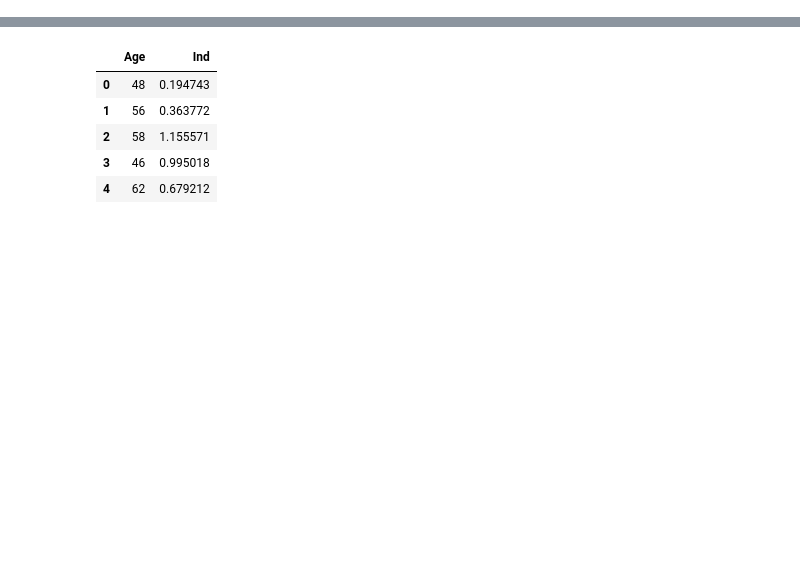
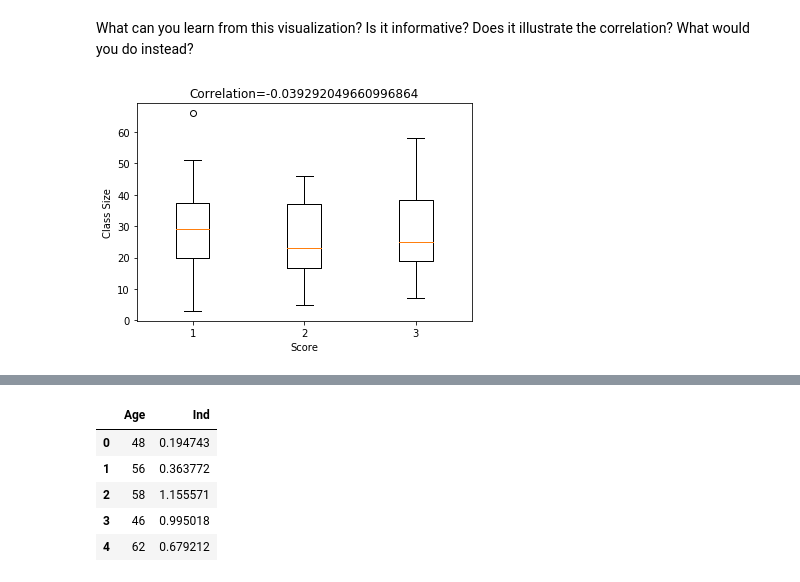
Before and after one commit to sjyk/cmsc21800, a Jupyter notebook: Feature Engineering.ipynb, the cells around one changed output, grey strips where cells are left out. Saved outputs shown, nothing was run; the diff lists cells and outputs as text; code cells hidden in the pictures; blank space fills up the shorter version.

```diff
--- a/Feature Engineering.ipynb
+++ b/Feature Engineering.ipynb
@@ -95,0 +50,22 @@ The goal of featurization is how to represent data numerically to best use the q
+# %% [markdown]
+What can you learn from this visualization? Is it informative? Does it illustrate the correlation? What would you do instead?
+# %%
+%matplotlib inline
+
+corr = scipy.stats.pearsonr(x,y)[0]
+
+evals1 = evals[evals['Eval']==1] #get all records where eval is 1
+evals2 = evals[evals['Eval']==2] #get all records where eval is 2
+evals3 = evals[evals['Eval']==3] #get all records where eval is 1
+
+x1 = evals1['Class-Size']
+x2 = evals2['Class-Size']
+x3 = evals3['Class-Size']
+
+plt.boxplot([x1,x2,x3])
+plt.xlabel('Score')
+plt.ylabel('Class Size')
+plt.title('Correlation='+str(corr))
+plt.show()
+# %% [output]
+[figure, added]
```
Also changed, not shown: parts of 35 cells of this notebook, 3 other files.
